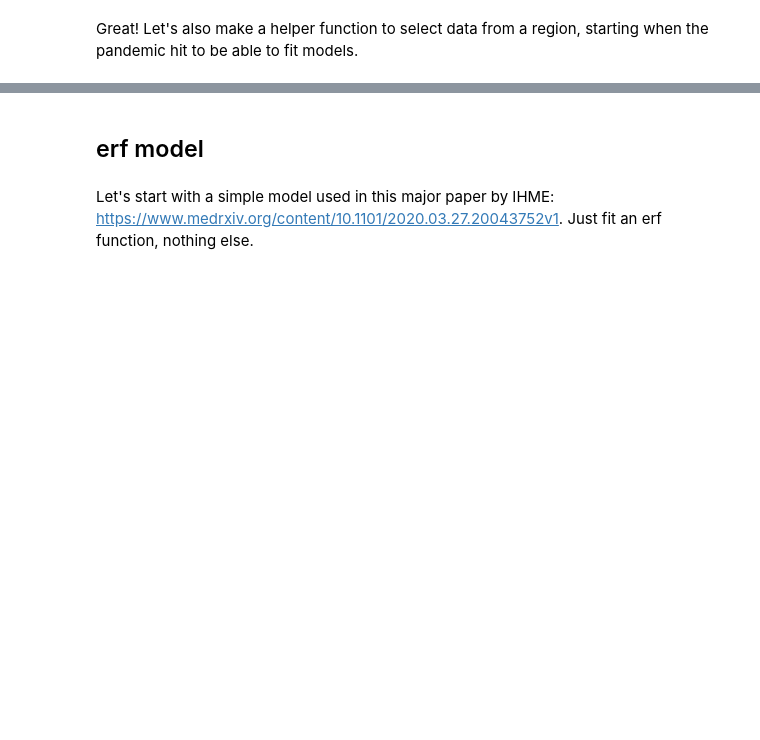
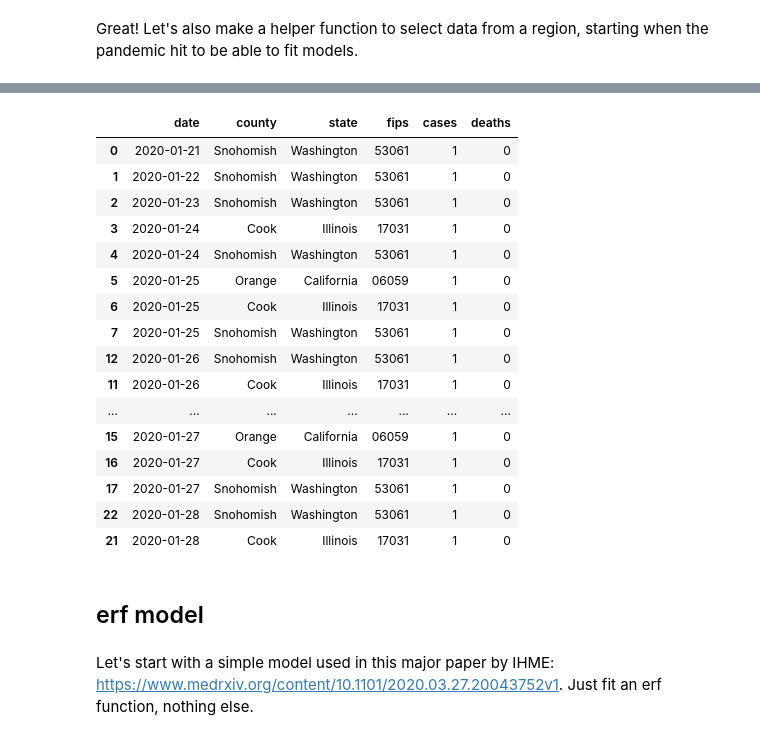
Before and after one commit to danielnee2/SKTW, a Jupyter notebook: exploratory/models_exploreSEIR_YLN.ipynb, the cells around one changed output, grey strips where cells are left out. Drawn from its saved outputs; the diff is of its cells as text; code cells hidden in the pictures; blank space fills up the shorter version.

```diff
--- a/exploratory/models_exploreSEIR_YLN.ipynb
+++ b/exploratory/models_exploreSEIR_YLN.ipynb
@@ -171,0 +298,2 @@ def select_region(df, region, min_deaths=50):
+# %%
+NYT_notna_grpby = NYT_notna.groupby(['fips', 'date'])
@@ -172,3 +320,23 @@ def select_region(df, region, min_deaths=50):
+# %%
+NYT_notna_grpby.head().sort_values(by=['date'])[:20]
+# %% [output]
+|  | date | county | state | fips | cases | deaths |
+| 0 | 2020-01-21 | Snohomish | Washington | 53061 | 1 | 0 |
+| 1 | 2020-01-22 | Snohomish | Washington | 53061 | 1 | 0 |
+| 2 | 2020-01-23 | Snohomish | Washington | 53061 | 1 | 0 |
+| 3 | 2020-01-24 | Cook | Illinois | 17031 | 1 | 0 |
+| 4 | 2020-01-24 | Snohomish | Washington | 53061 | 1 | 0 |
+| 5 | 2020-01-25 | Orange | California | 06059 | 1 | 0 |
+| 6 | 2020-01-25 | Cook | Illinois | 17031 | 1 | 0 |
+| 7 | 2020-01-25 | Snohomish | Washington | 53061 | 1 | 0 |
+| 12 | 2020-01-26 | Snohomish | Washington | 53061 | 1 | 0 |
+| 11 | 2020-01-26 | Cook | Illinois | 17031 | 1 | 0 |
+| ... | ... | ... | ... | ... | ... | ... |
+| 15 | 2020-01-27 | Orange | California | 06059 | 1 | 0 |
+| 16 | 2020-01-27 | Cook | Illinois | 17031 | 1 | 0 |
+| 17 | 2020-01-27 | Snohomish | Washington | 53061 | 1 | 0 |
+| 22 | 2020-01-28 | Snohomish | Washington | 53061 | 1 | 0 |
+| 21 | 2020-01-28 | Cook | Illinois | 17031 | 1 | 0 |
 # %% [markdown]
 ## erf model
 # %% [markdown]
```
Also changed, not shown: parts of 22 cells of this notebook, 2 other files.
